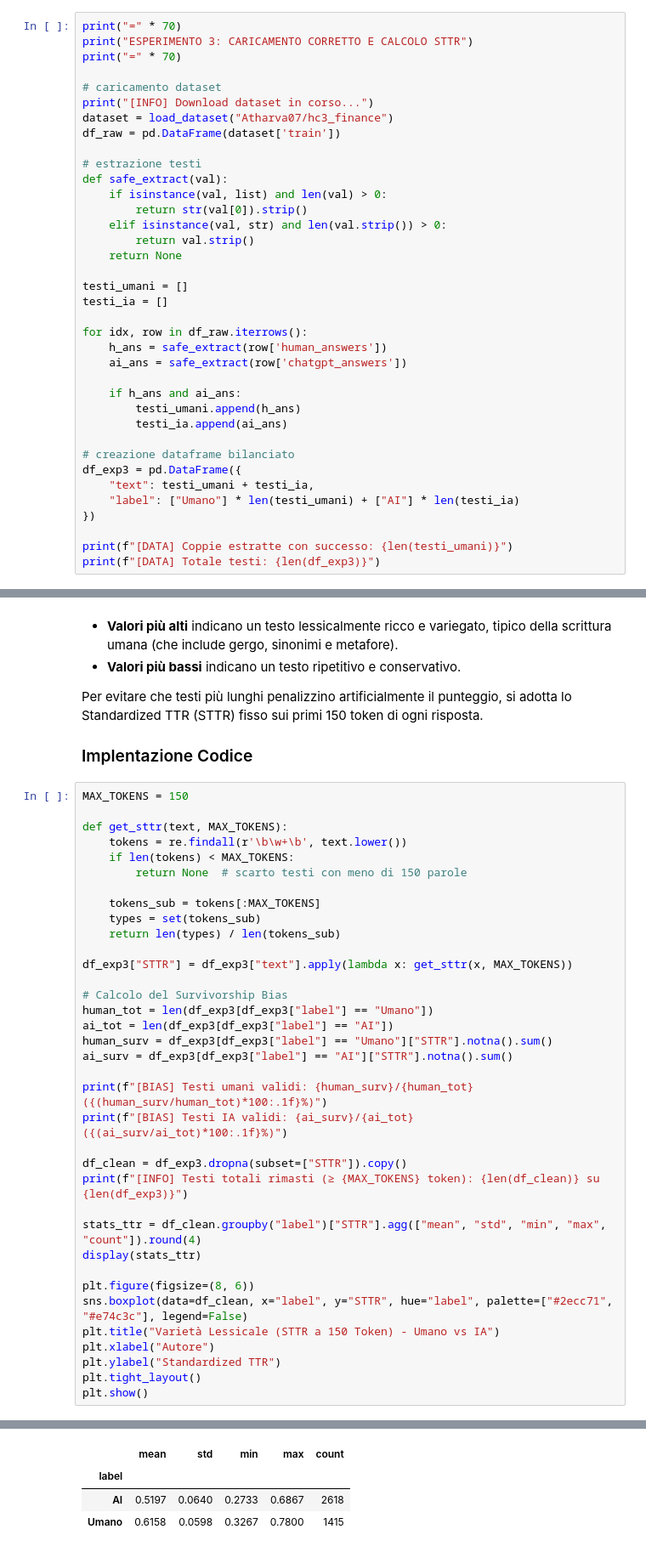
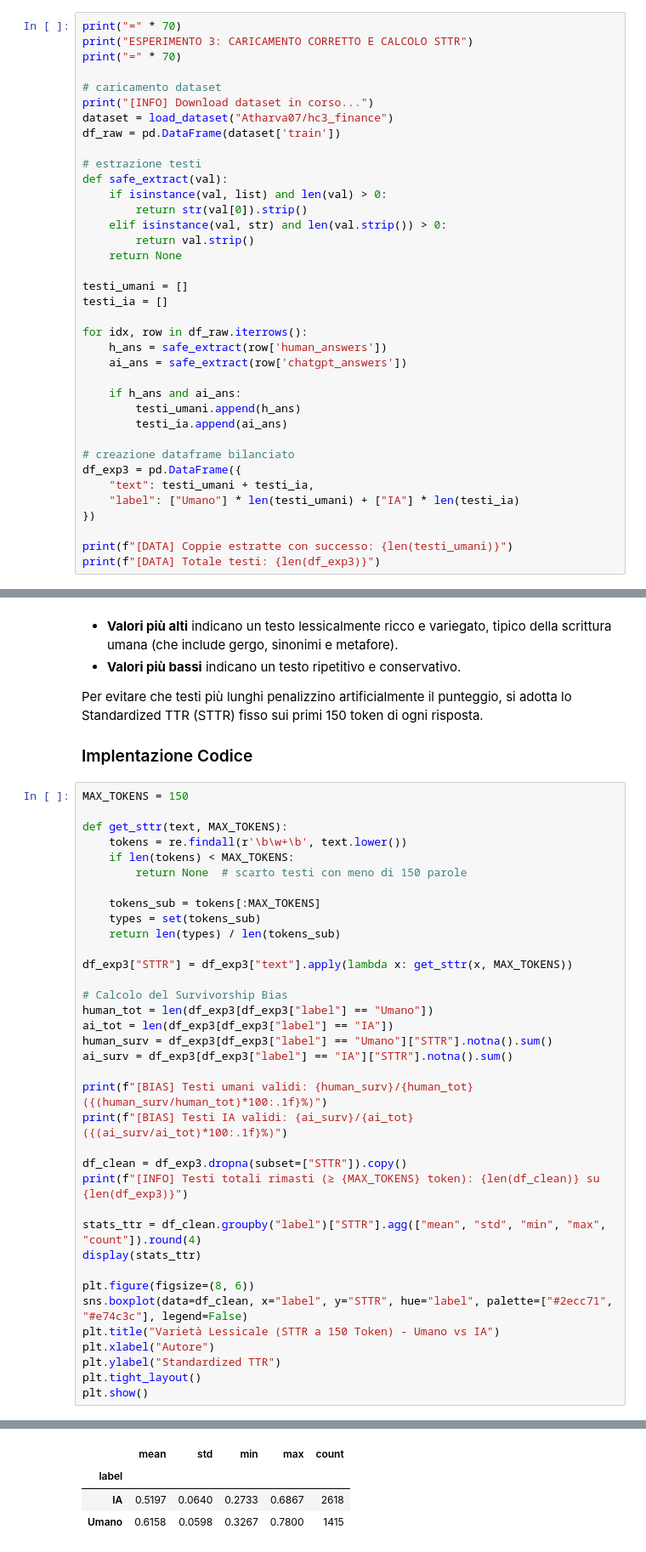
Before and after one commit to MarcoDeLuca21/project_work_nlp, a Jupyter notebook: notebook.ipynb, the cells around one changed output, grey strips where cells are left out. Shown at 85% size. Saved outputs shown, nothing was run; the diff lists cells and outputs as text.

```diff
--- a/notebook.ipynb
+++ b/notebook.ipynb
@@ -569,7 +569,7 @@ for idx, row in df_raw.iterrows():
 # creazione dataframe bilanciato
 df_exp3 = pd.DataFrame({
     "text": testi_umani + testi_ia,
-    "label": ["Umano"] * len(testi_umani) + ["AI"] * len(testi_ia)
+    "label": ["Umano"] * len(testi_umani) + ["IA"] * len(testi_ia)
 })
 
 print(f"[DATA] Coppie estratte con successo: {len(testi_umani)}")
@@ -608,36 +607,36 @@ def get_sttr(text, MAX_TOKENS):
     return len(types) / len(tokens_sub)
 
 df_exp3["STTR"] = df_exp3["text"].apply(lambda x: get_sttr(x, MAX_TOKENS))
 
 # Calcolo del Survivorship Bias
 human_tot = len(df_exp3[df_exp3["label"] == "Umano"])
-ai_tot = len(df_exp3[df_exp3["label"] == "AI"])
+ai_tot = len(df_exp3[df_exp3["label"] == "IA"])
 human_surv = df_exp3[df_exp3["label"] == "Umano"]["STTR"].notna().sum()
-ai_surv = df_exp3[df_exp3["label"] == "AI"]["STTR"].notna().sum()
+ai_surv = df_exp3[df_exp3["label"] == "IA"]["STTR"].notna().sum()
 
 print(f"[BIAS] Testi umani validi: {human_surv}/{human_tot} ({(human_surv/human_tot)*100:.1f}%)")
 print(f"[BIAS] Testi IA validi: {ai_surv}/{ai_tot} ({(ai_surv/ai_tot)*100:.1f}%)")
 
 df_clean = df_exp3.dropna(subset=["STTR"]).copy()
 print(f"[INFO] Testi totali rimasti (≥ {MAX_TOKENS} token): {len(df_clean)} su {len(df_exp3)}")
 
 stats_ttr = df_clean.groupby("label")["STTR"].agg(["mean", "std", "min", "max", "count"]).round(4)
 display(stats_ttr)
 
 plt.figure(figsize=(8, 6))
 sns.boxplot(data=df_clean, x="label", y="STTR", hue="label", palette=["#2ecc71", "#e74c3c"], legend=False)
 plt.title("Varietà Lessicale (STTR a 150 Token) - Umano vs IA")
 plt.xlabel("Autore")
 plt.ylabel("Standardized TTR")
 plt.tight_layout()
 plt.show()
 # %% [output]
 [BIAS] Testi umani validi: 1415/3104 (45.6%)
 [BIAS] Testi IA validi: 2618/3104 (84.3%)
 [INFO] Testi totali rimasti (≥ 150 token): 4033 su 6208
 |  | mean | std | min | max | count |
 | label |  |  |  |  |  |
-| AI | 0.5197 | 0.0640 | 0.2733 | 0.6867 | 2618 |
+| IA | 0.5197 | 0.0640 | 0.2733 | 0.6867 | 2618 |
 | Umano | 0.6158 | 0.0598 | 0.3267 | 0.7800 | 1415 |
 [figure]
 # %% [markdown]
```
Also changed, not shown: parts of 3 cells of this notebook.
